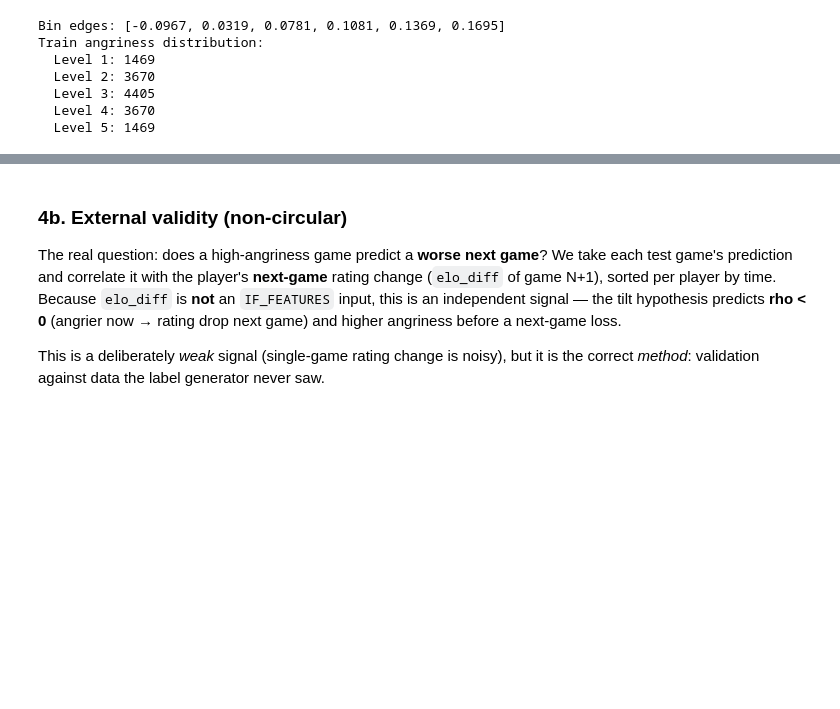
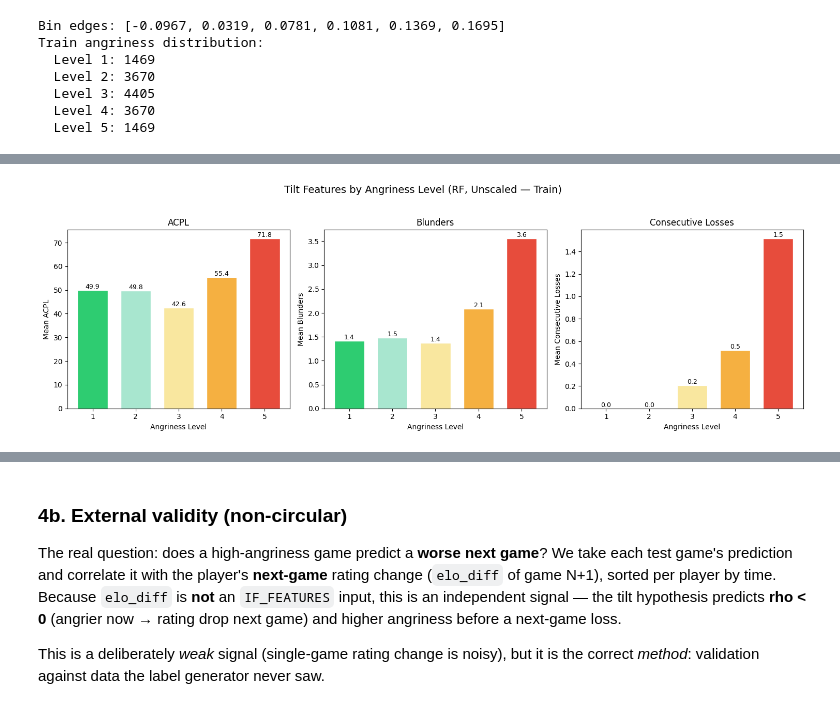
Before and after one commit to Kanku-SEP4-org/Chess-Assistance, a Jupyter notebook: machine_learning/trainers/trainer-angriness-predictor/notebooks/pipeline-v3.ipynb, the cells around one changed output, grey strips where cells are left out. Saved outputs shown, nothing was run; the diff lists cells and outputs as text; code cells hidden in the pictures; blank space fills up the shorter version.

```diff
--- a/machine_learning/trainers/trainer-angriness-predictor/notebooks/pipeline-v3.ipynb
+++ b/machine_learning/trainers/trainer-angriness-predictor/notebooks/pipeline-v3.ipynb
@@ -200,0 +230,10 @@ Train accuracy vs IF labels: 0.7539
+# %%
+tilt_cols = ["acpl_player", "blunder_cnt_player", "consecutive_losses_pregame"]
+raw_check = raw_train.copy()
+raw_check["_angriness"] = rf_pred_train
+
+sanity = raw_check.groupby("_angriness")[tilt_cols].mean().round(2)
+sanity.index.name = "Angriness"
+sanity.columns = ["ACPL", "Blunders", "Consecutive Losses"]
+print("Sanity check — unscaled feature means by angriness level (train set):\n")
+sanity
@@ -201,3 +249,27 @@ Train accuracy vs IF labels: 0.7539
+# %%
+fig, axes = plt.subplots(1, 3, figsize=(15, 5))
+
+for ax, (col, label) in zip(axes, [("acpl_player", "ACPL"),
+                                   ("blunder_cnt_player", "Blunders"),
+                                   ("consecutive_losses_pregame", "Consecutive Losses")]):
+    means = raw_check.groupby("_angriness")[col].mean()
+    bars = ax.bar(means.index, means.values,
+                  color=[LEVEL_COLORS[i - 1] for i in means.index],
+                  edgecolor="white", width=0.7)
+    ax.set_xlabel("Angriness Level")
+    ax.set_ylabel(f"Mean {label}")
+    ax.set_title(label)
+    ax.set_xticks(means.index)
+    for bar, val in zip(bars, means.values):
+        ax.text(bar.get_x() + bar.get_width() / 2, bar.get_height(),
+                f"{val:.1f}", ha="center", va="bottom", fontsize=9)
+
+fig.suptitle("Tilt Features by Angriness Level (RF, Unscaled — Train)", fontsize=14)
+fig.tight_layout(rect=[0, 0, 1, 0.95])
+fig.savefig(PLOT_DIR / "v3_sanity_check_by_level.png", dpi=150)
+plt.show()
+# %% [output]
+[figure, added]
 # %% [markdown]
 ## Step 4 — Evaluation
 
```
Also changed, not shown: parts of 13 cells of this notebook.
